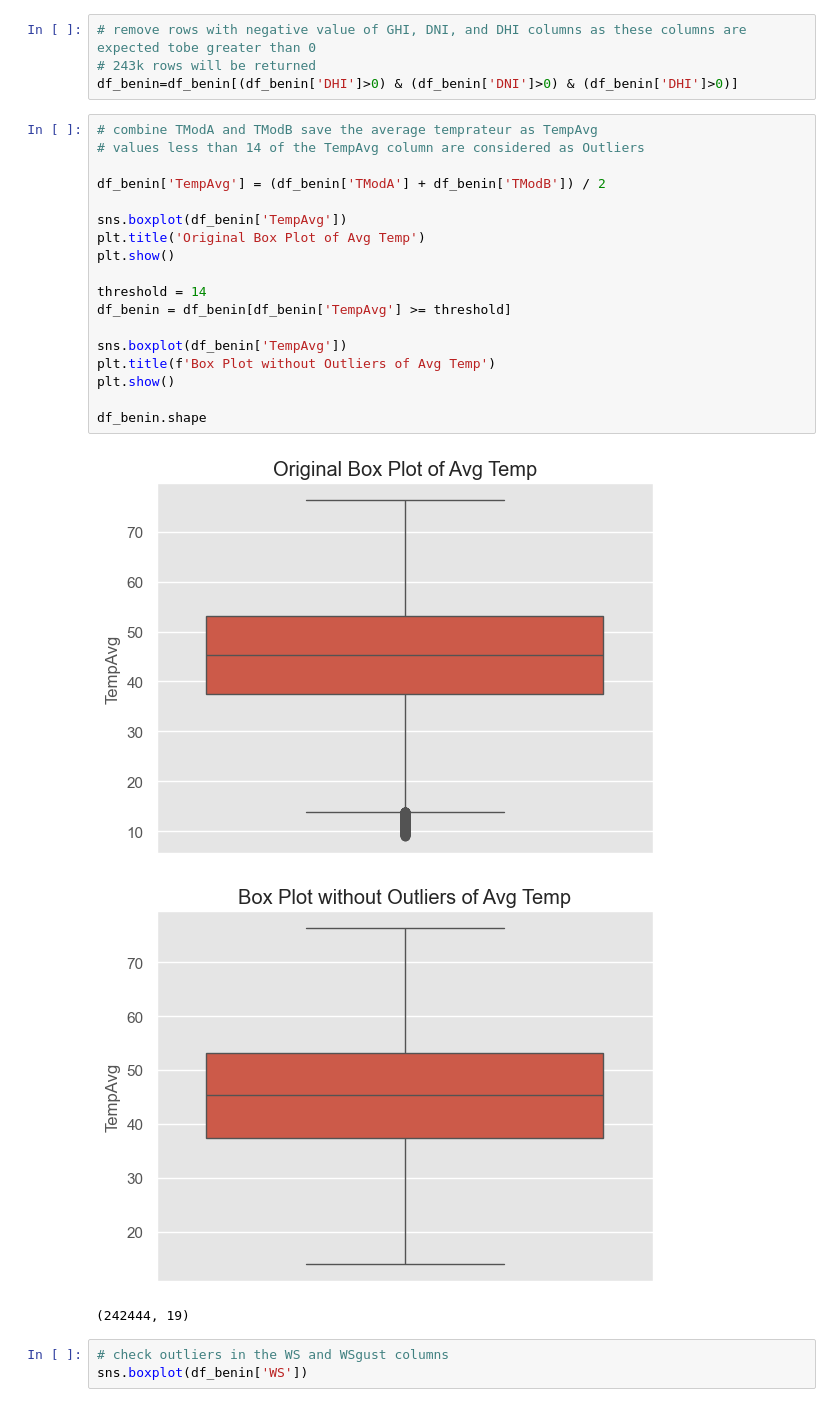
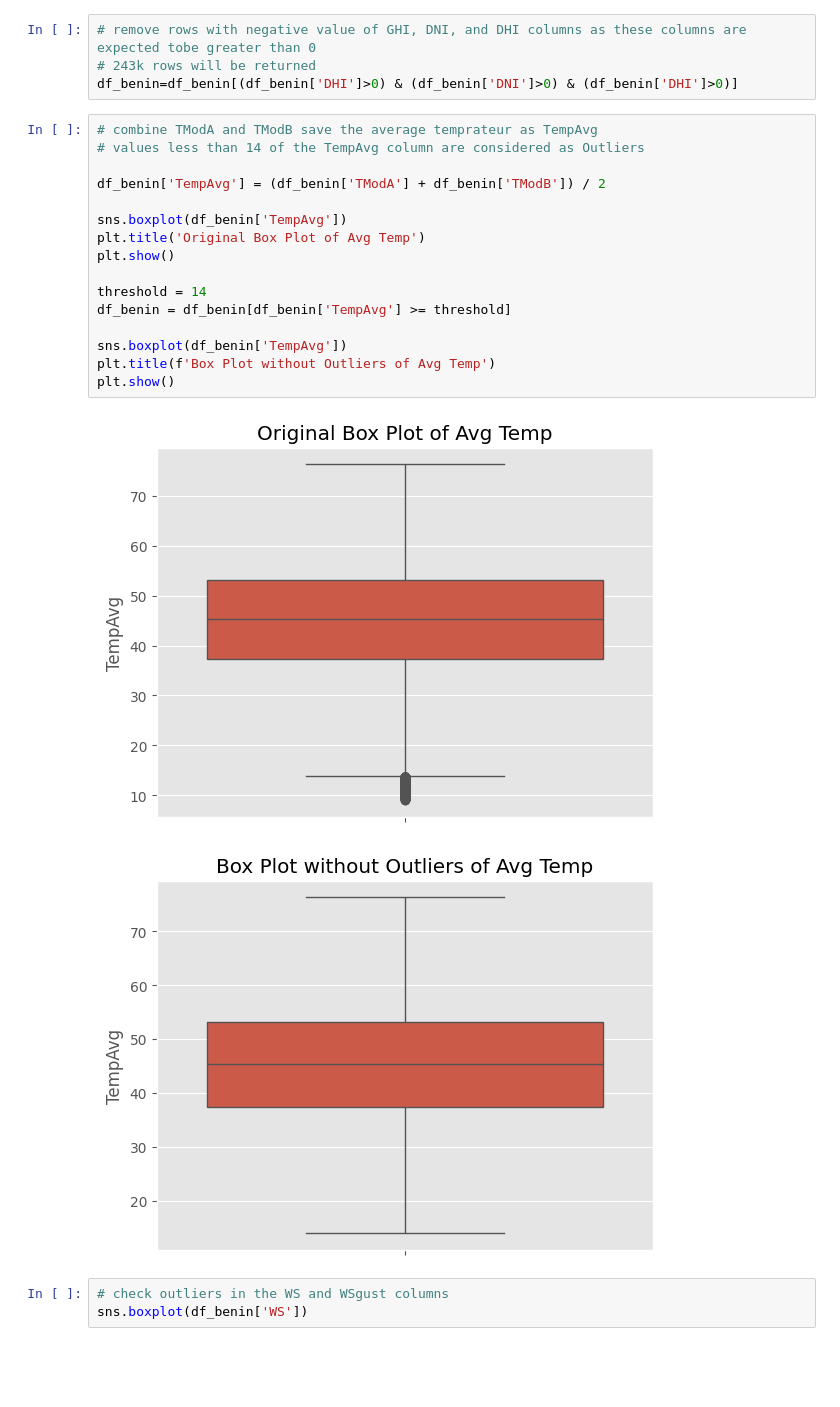
Before and after one commit to mebratuteshale/mebratu-week0, a Jupyter notebook: notebooks/benin_EDA.ipynb, the cells around one changed output. Drawn from its saved outputs; the diff is of its cells as text; blank space fills up the shorter version.

```diff
--- a/notebooks/benin_EDA.ipynb
+++ b/notebooks/benin_EDA.ipynb
@@ -142,25 +141,22 @@ df_benin=df_benin[(df_benin['DHI']>0) & (df_benin['DNI']>0) & (df_benin['DHI']>0
 # %%
 # combine TModA and TModB save the average temprateur as TempAvg
 # values less than 14 of the TempAvg column are considered as Outliers
 
 df_benin['TempAvg'] = (df_benin['TModA'] + df_benin['TModB']) / 2
 
 sns.boxplot(df_benin['TempAvg'])
 plt.title('Original Box Plot of Avg Temp')
 plt.show()
 
 threshold = 14
 df_benin = df_benin[df_benin['TempAvg'] >= threshold]
 
 sns.boxplot(df_benin['TempAvg'])
 plt.title(f'Box Plot without Outliers of Avg Temp')
 plt.show()
-
-df_benin.shape
 # %% [output]
-[figure, old version]
+[figure, new version]
-[figure, old version]
+[figure, new version]
-(242444, 19)
 # %%
 # check outliers in the WS and WSgust columns
 sns.boxplot(df_benin['WS'])
```
Also changed, not shown: parts of 3 cells of this notebook, 4 other files.
